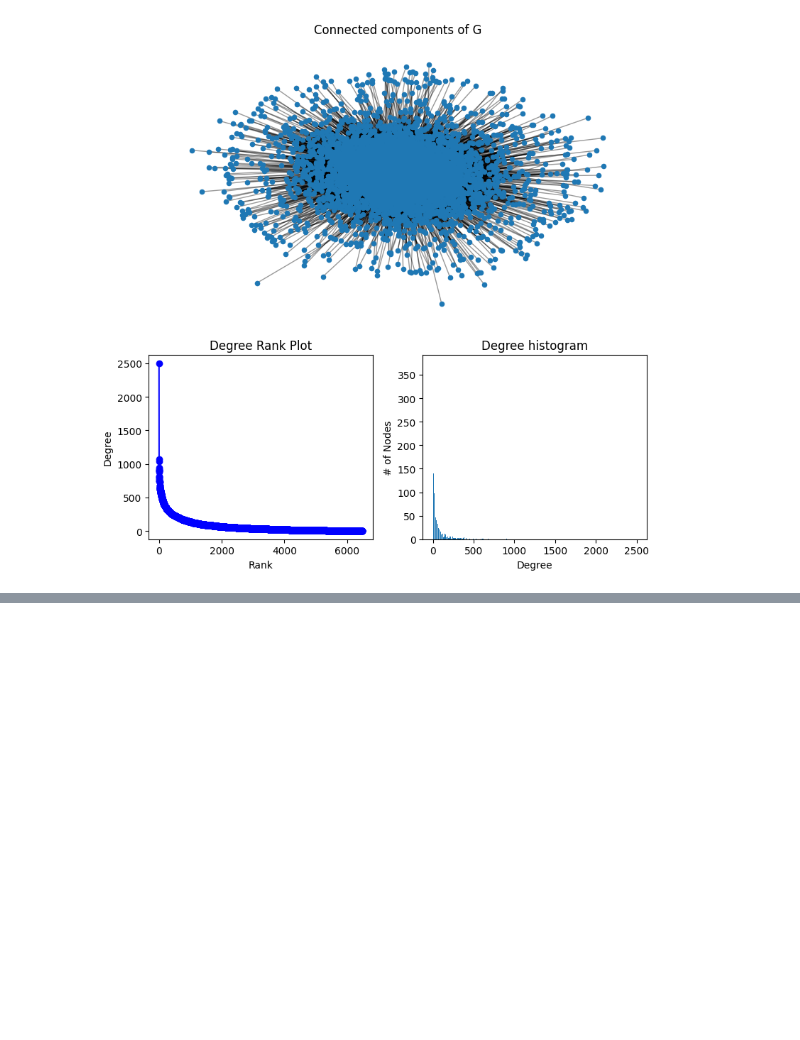
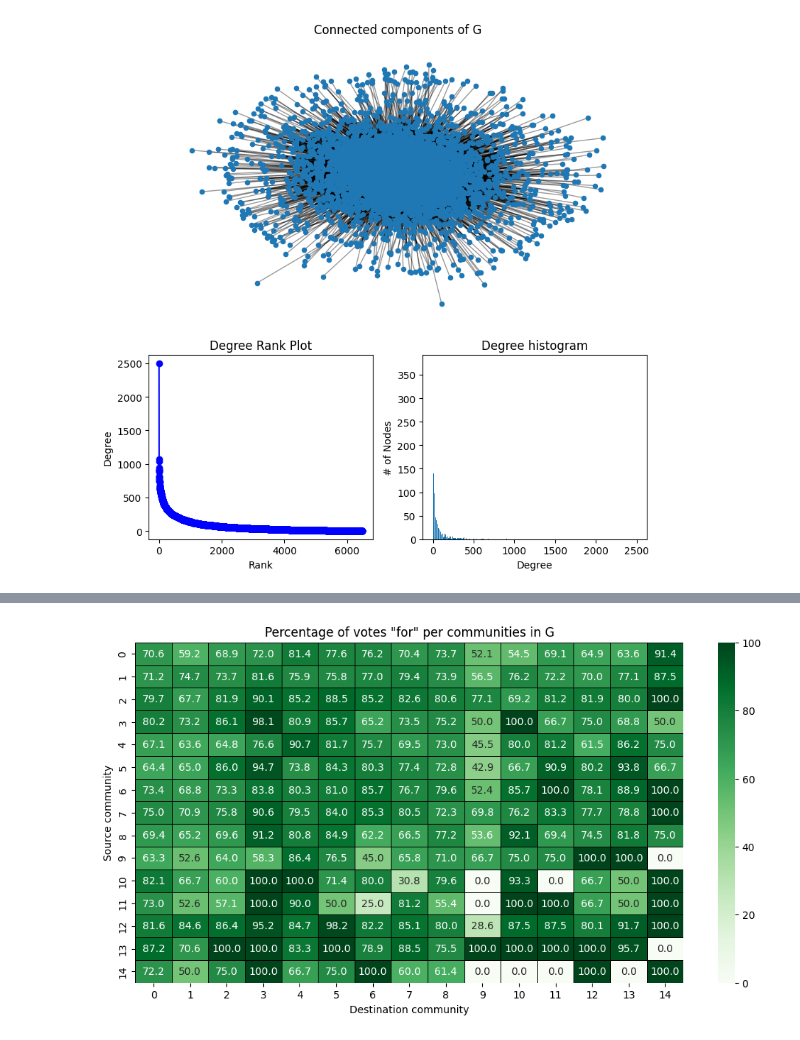
Before and after one commit to epfl-ada/ada-2023-project-thedatafreaks, a Jupyter notebook: notebooks/Communities.ipynb, the cells around one changed output, grey strips where cells are left out. Drawn from its saved outputs; the diff is of its cells as text; code cells hidden in the pictures; blank space fills up the shorter version.

```diff
--- a/notebooks/Communities.ipynb
+++ b/notebooks/Communities.ipynb
@@ -232,0 +312,29 @@ for c in communities:
+# %%
+# populate the matrix of votes
+vote_result_matrix = [[np.zeros(3) for i in range(len(communities))] for j in range(len(communities))]
+nb_result_votes = np.zeros((len(communities), len(communities)))
+for index, row in df.iterrows():
+    entity1 = row['source']
+    entity2 = row['target']
+    if entity1 in G and entity2 in G:
+        i_src = find_community(entity1, communities)
+        i_dst = find_community(entity2, communities)
+        if row['vote'] == 1:
+            vote_result_matrix[i_src][i_dst][2] += 1
+        elif row['vote'] == -1:
+            vote_result_matrix[i_src][i_dst][0] += 1
+        else:
+            vote_result_matrix[i_src][i_dst][1] += 1
+        nb_result_votes[i_src][i_dst] += 1
+# %%
+vote_result_matrix = np.nan_to_num((vote_result_matrix / nb_result_votes[:,:,np.newaxis]))*100
+# %%
+for_ratio_result_matrix = vote_result_matrix[:,:,2]
+plt.figure(figsize=(12, 6))
+sns.heatmap(for_ratio_result_matrix, cmap="Greens", annot=True, fmt=".1f", linewidths=.5, linecolor="black")
+plt.title("Percentage of votes \"for\" per communities in G")
+plt.xlabel("Destination community")
+plt.ylabel("Source community")
+plt.show()
+# %% [output]
+[figure, added]
```
Also changed, not shown: parts of 48 cells of this notebook.
